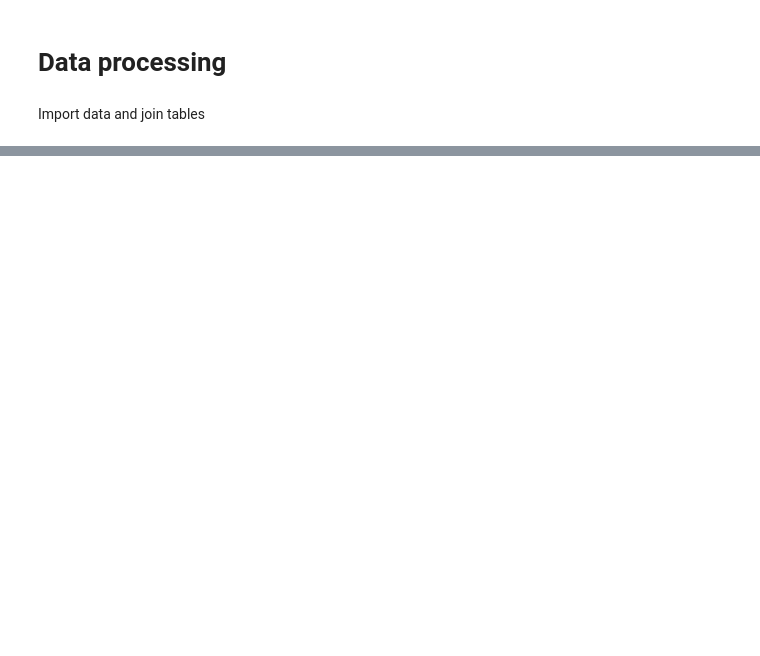
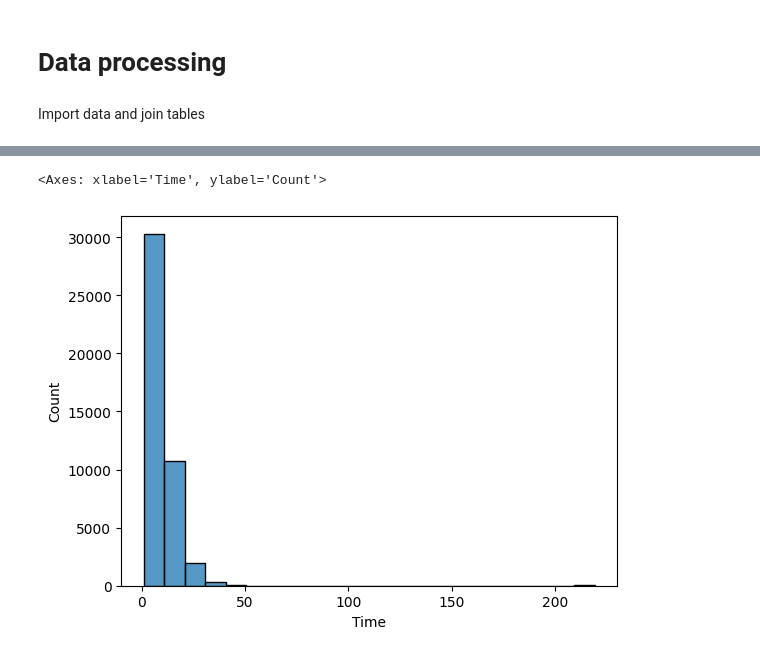
Before and after one commit to lulutinee/safer_food, a Jupyter notebook: notebooks/safer-food.ipynb, the cells around one changed output, grey strips where cells are left out. Drawn from its saved outputs; the diff is of its cells as text; code cells hidden in the pictures; blank space fills up the shorter version.

```diff
--- a/notebooks/safer-food.ipynb
+++ b/notebooks/safer-food.ipynb
@@ -43,0 +86,5 @@ responses.head()
+# %%
+sns.histplot(test1, binwidth=10)
+# %% [output]
+<Axes: xlabel='Time', ylabel='Count'>
+[figure, added]
```
Also changed, not shown: parts of 13 cells of this notebook, 2 other files.
